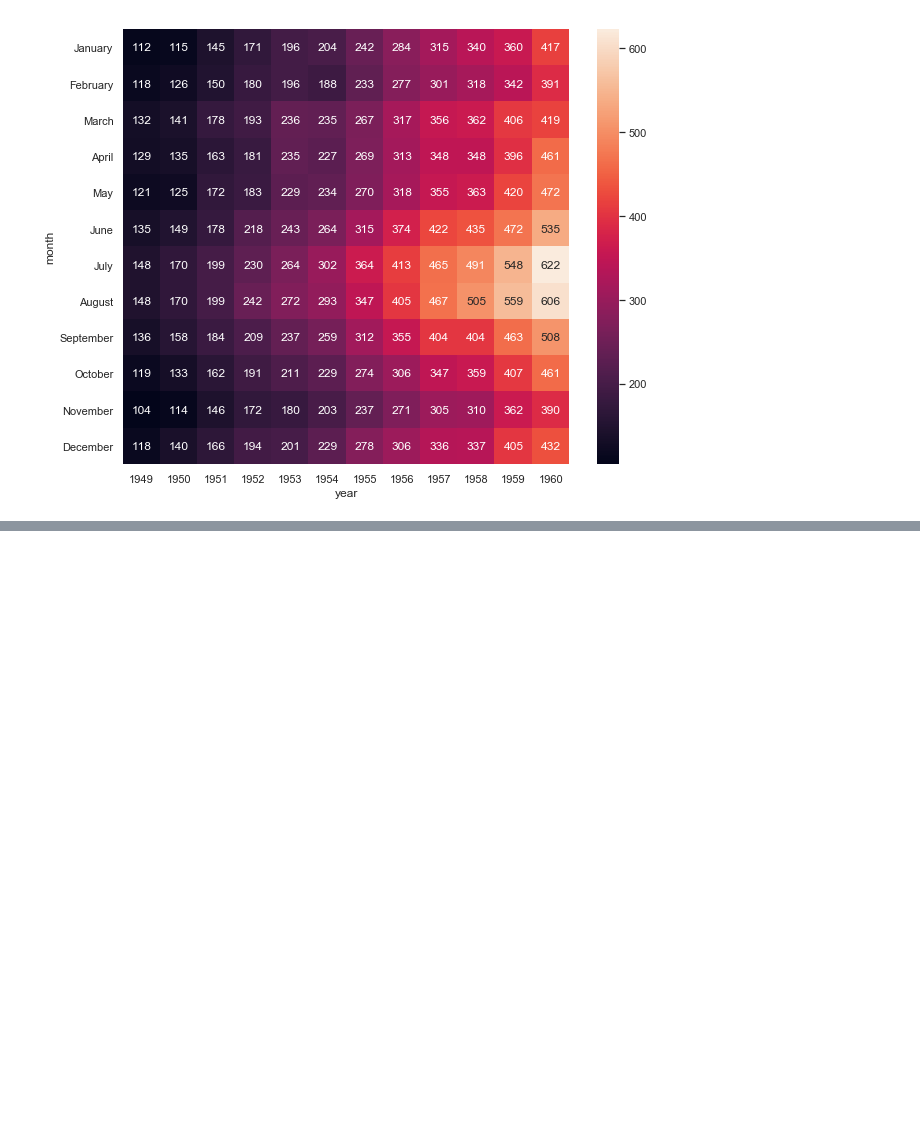
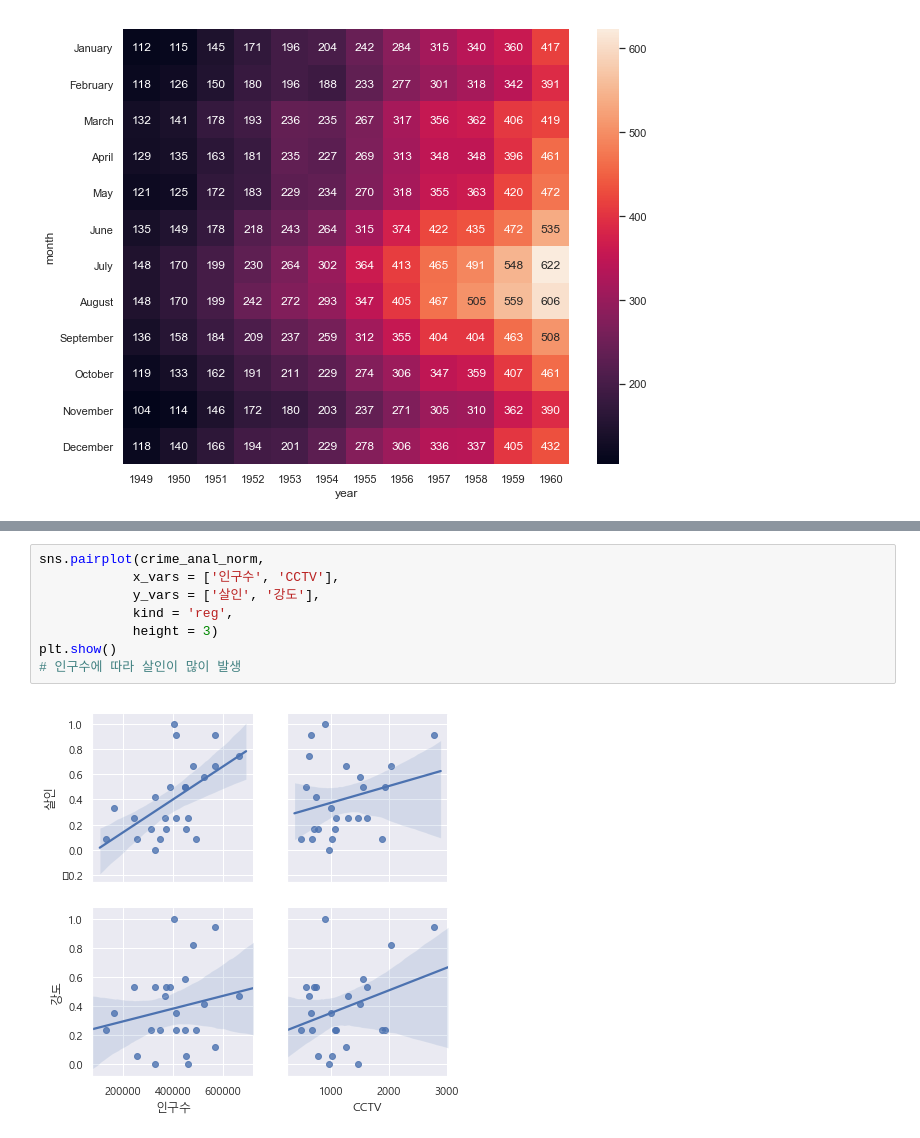
Before and after one commit to JMK92/Chungnam, a Jupyter notebook: Study/2. 빅데이터/실전_서울시 범죄련현황 분석.ipynb, the cells around one changed output, grey strips where cells are left out. Cells and saved outputs as stored; diff of their text form; blank space fills up the shorter version.

```diff
--- a/Study/2. 빅데이터/실전_서울시 범죄련현황 분석.ipynb
+++ b/Study/2. 빅데이터/실전_서울시 범죄련현황 분석.ipynb
@@ -514,0 +541,10 @@ sns.heatmap(flights, annot = True, fmt='d') # d-> 십진 정수형
+# %%
+sns.pairplot(crime_anal_norm,
+            x_vars = ['인구수', 'CCTV'],
+            y_vars = ['살인', '강도'],
+            kind = 'reg',
+            height = 3)
+plt.show()
+# 인구수에 따라 살인이 많이 발생
+# %% [output]
+[figure, added]
```
Also changed, not shown: parts of 27 cells of this notebook, 6 other files.
